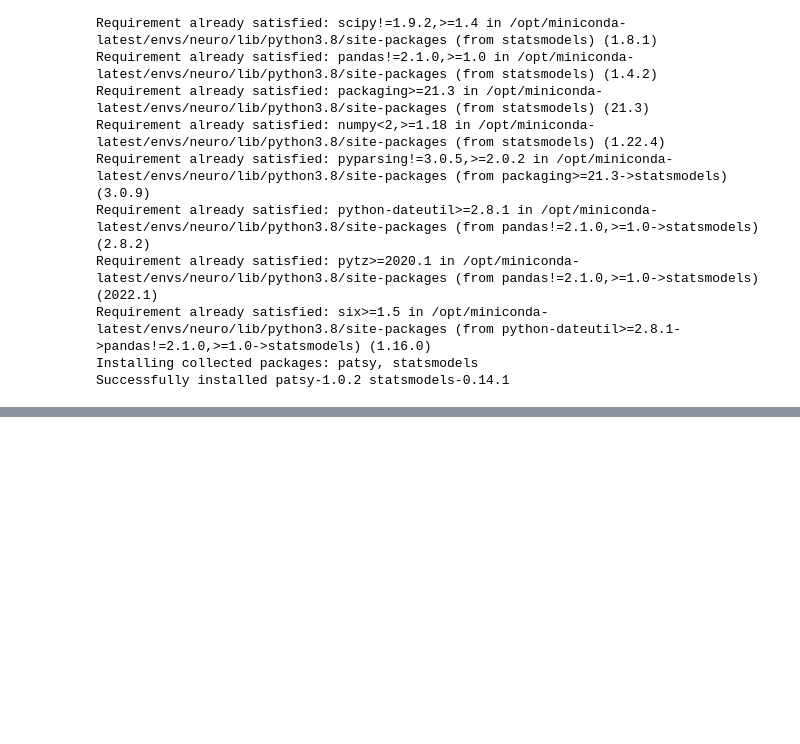
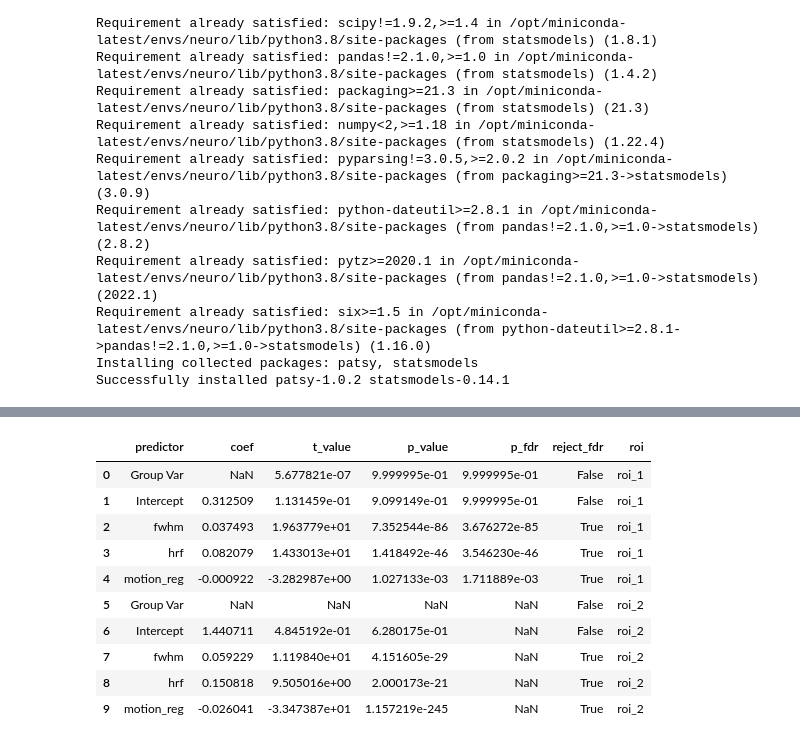
Before and after one commit to mwzhang851/hcp_multi_pipelines, a Jupyter notebook: src/btwn_subject_analysis.ipynb, the cells around one changed output, grey strips where cells are left out. Cells and saved outputs as stored; diff of their text form; code cells hidden in the pictures; blank space fills up the shorter version.

```diff
--- a/src/btwn_subject_analysis.ipynb
+++ b/src/btwn_subject_analysis.ipynb
@@ -452,6 +322,21 @@ for roi_name, df in roi_dfs.items():
     all_results.append(results_table)
 
 results_table_all = pd.concat(all_results, ignore_index=True)
+# %%
+results_table_all.iloc[:10,:]
+#reject = True means successfully reject null
+# %% [output]
+|  | predictor | coef | t_value | p_value | p_fdr | reject_fdr | roi |
+| 0 | Group Var | NaN | 5.677821e-07 | 9.999995e-01 | 9.999995e-01 | False | roi_1 |
+| 1 | Intercept | 0.312509 | 1.131459e-01 | 9.099149e-01 | 9.999995e-01 | False | roi_1 |
+| 2 | fwhm | 0.037493 | 1.963779e+01 | 7.352544e-86 | 3.676272e-85 | True | roi_1 |
+| 3 | hrf | 0.082079 | 1.433013e+01 | 1.418492e-46 | 3.546230e-46 | True | roi_1 |
+| 4 | motion_reg | -0.000922 | -3.282987e+00 | 1.027133e-03 | 1.711889e-03 | True | roi_1 |
+| 5 | Group Var | NaN | NaN | NaN | NaN | False | roi_2 |
+| 6 | Intercept | 1.440711 | 4.845192e-01 | 6.280175e-01 | NaN | False | roi_2 |
+| 7 | fwhm | 0.059229 | 1.119840e+01 | 4.151605e-29 | NaN | True | roi_2 |
+| 8 | hrf | 0.150818 | 9.505016e+00 | 2.000173e-21 | NaN | True | roi_2 |
+| 9 | motion_reg | -0.026041 | -3.347387e+01 | 1.157219e-245 | NaN | True | roi_2 |
 # %%
 results_table_all.groupby(by = ['predictor','reject_fdr']).count()
 # %% [output]
```
Also changed, not shown: parts of 31 cells of this notebook.
